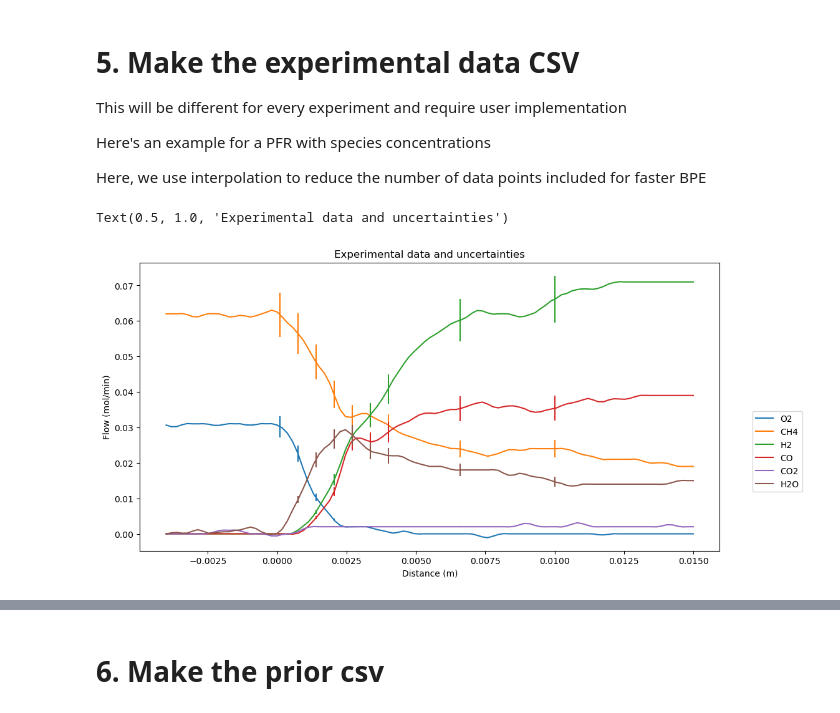
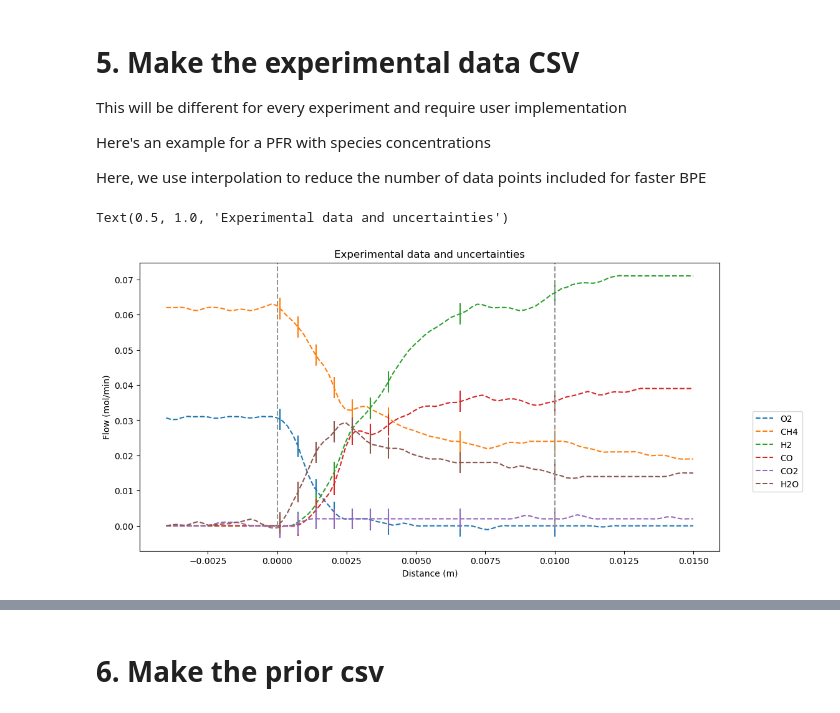
Before and after one commit to sevyharris/mk3, a Jupyter notebook: setup_mk3_run.ipynb, the cells around one changed output, grey strips where cells are left out. Cells and saved outputs as stored; diff of their text form; code cells hidden in the pictures.

Commit message:
save latest versions of plots

```diff
--- a/setup_mk3_run.ipynb
+++ b/setup_mk3_run.ipynb
@@ -18,8 +18,10 @@ import matplotlib.pyplot as plt
 # working_dir = '/path/to/bpe/run'
 # working_dir = '/home/moon/mk3/ct_example'  # <--------------------------- set working directory
 # working_dir = '/scratch/harris.se/guassian_scratch/mk3_runs/ct_20260128'  # <--------------------------- set working directory
-working_dir = '/scratch/harris.se/guassian_scratch/mk3_runs/cpox_20260130'  # <--------------------------- set working directory
-
+working_dir = '/scratch/harris.se/guassian_scratch/mk3_runs/cpox_20260131_bm_uncorr'
+working_dir = '/scratch/harris.se/guassian_scratch/mk3_runs/cpox_20260131_bm_corr'
+working_dir = '/scratch/harris.se/guassian_scratch/mk3_runs/multi_20260210/cpox_uncorr/cpox_uncorr_0000'
+working_dir = '/scratch/harris.se/guassian_scratch/mk3_runs/fake_example'
 
 # In this house we don't overwrite existing files
 assert not os.path.exists(working_dir), f"Working directory {working_dir} already exists. Please choose a different one or delete it."
@@ -46,7 +48,7 @@ shutil.copy(base_run_bpe_sh_script, os.path.join(working_dir, 'run_bpe.sh'))
 # mech_yaml = '/path/to/mechanism/yaml'
 # mech_yaml = '/home/moon/chem_annotated_noCH4X.yaml'  # <--------------------------- set mechanism yaml
 # mech_yaml = '/home/harris.se/chem_annotated_noCH4X.yaml'  # <--------------------------- set mechanism yaml
-mech_yaml = '/scratch/harris.se/guassian_scratch/cpox_20260130/chem_annotated.yaml'
+mech_yaml = '/scratch/harris.se/guassian_scratch/cpox_20260130/chem_annotated_mod.yaml'
 
 # copy to working directory
 shutil.copy(mech_yaml, os.path.join(working_dir, 'chem_annotated.yaml'))
@@ -90,8 +112,11 @@ i_H2X = get_i_thing({'X': 1.0, 'H': 2.0}, surf)
 # %%
 # -------------- Pick the species/reactions you want to vary here -------- #
 # TODO let user vary gas species/reactions
-my_species_indices = [10, 4, 11]
-my_reaction_indices = [0, 11, 14, 17, 28]
+# my_species_indices = [10, 4, 11]
+# my_reaction_indices = [0, 11, 14, 17, 28]
+
+my_species_indices = [1, 2, 3, 4, 5, 6, 7, 8, 9, 10, 11]
+my_reaction_indices = []
 # ------------------------------------------------------------------------ #
 for i in my_species_indices:
     print(f'Will optimize species {i}:', surf.species_names[i])
@@ -110,8 +138,8 @@ Will optimize reaction 28: CH3OH(14) + 2 X(1) <=> CH3X(26) + OHX(30)
 # 4. Set the experimental error
 # %%
 # experimental_error = 0.05  # <----------------------- set experimental error
-experimental_error = 0.1  # <----------------------- set experimental error
-MIN_EXP_ERROR = 1e-8
+experimental_error = 0.05  # <----------------------- set experimental error
+MIN_EXP_ERROR = 3e-3  # visually rounds out the bumps Horn et al talks about ignoring
 # %% [markdown]
 # 5. Make the experimental data CSV
 This will be different for every experiment and require user implementation
@@ -143,33 +171,42 @@ experiment_df.to_csv(experiment_csv, index=False)
 
 # Save experimental uncertainty as CSV
 experiment_uncertainty_data = np.copy(experimental_data) * experimental_error
 experiment_uncertainty_data[experiment_uncertainty_data < MIN_EXP_ERROR] = MIN_EXP_ERROR
 experiment_uncertainty_df = pd.DataFrame(columns=species_headers, data=experiment_uncertainty_data)
 experiment_uncertainty_df.to_csv(experiment_uncertainty_csv, index=False)
 
 # Maybe save x values if we don't save them with the prior?
 
 # ------------------------ Plot the experiment to show which points we picked ---------------#
 colors = plt.rcParams['axes.prop_cycle'].by_key()['color']
 fig = plt.figure()
 fig.set_figheight(6)
 fig.set_figwidth(12)
 
 for i in range(len(species_headers)):
-    plt.plot(distances, df[species_headers[i]], label=species_headers[i].split()[0], color=colors[i])
+    plt.plot(distances, df[species_headers[i]], label=species_headers[i].split()[0], color=colors[i], linestyle='dashed',)
     plt.errorbar(
         sample_distances,
         experiment_df[species_headers[i]].values,
         yerr=experiment_uncertainty_df[species_headers[i]].values,
         color=colors[i],
         label='_no_label',
-        fmt='none'
+        fmt='none',
     )
+
+ax1 = plt.gca()
+ylim = ax1.get_ylim()
+# Mark the catalyst extent
+plt.plot([0.0, 0.0], [0, 1.0], linestyle='--', color='xkcd:grey')
+plt.plot([0.01, 0.01], [0, 1.0], linestyle='--', color='xkcd:grey')
+plt.ylim(ylim)
+plt.title('Gas Phase Molar Flow Rates Along Reactor')
+
 
 plt.xlabel('Distance (m)')
 plt.ylabel('Flow (mol/min)')
 plt.legend(bbox_to_anchor=(1.15, 0.5))
 plt.title('Experimental data and uncertainties')
 # %% [output]
 Text(0.5, 1.0, 'Experimental data and uncertainties')
-[figure, old version]
+[figure, new version]
```
Also changed, not shown: parts of 18 cells of this notebook, 1 other file.
